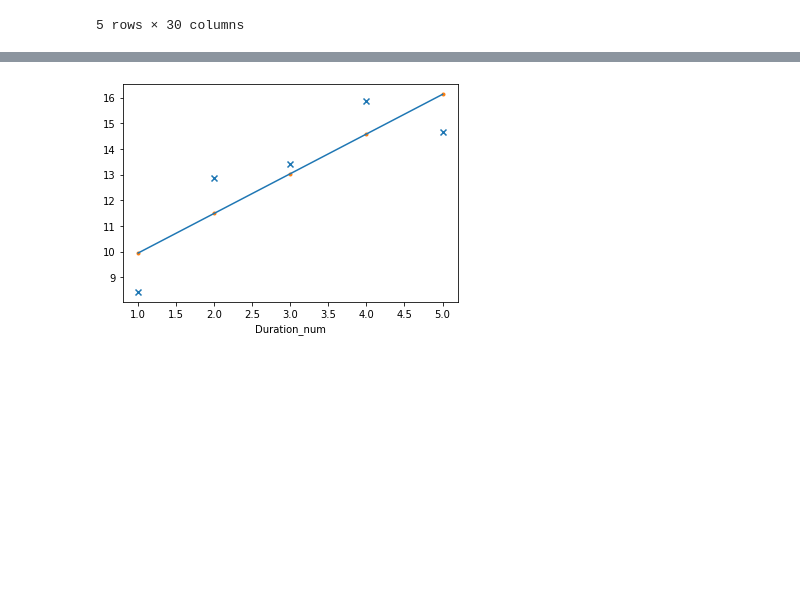
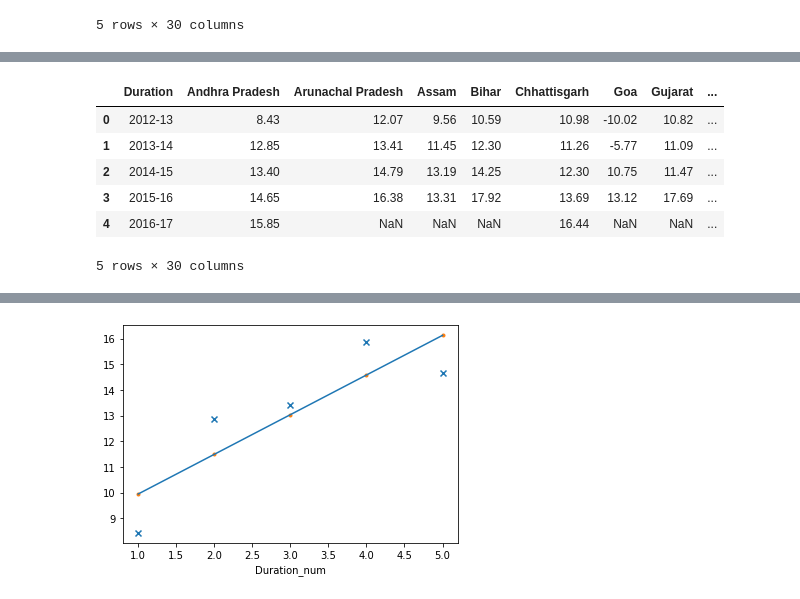
Before and after one commit to Yashvardhan777/DS-Labs, a Jupyter notebook: main.ipynb, the cells around one changed output, grey strips where cells are left out. Drawn from its saved outputs; the diff is of its cells as text; code cells hidden in the pictures; blank space fills up the shorter version.

```diff
--- a/main.ipynb
+++ b/main.ipynb
@@ -209,0 +307,10 @@ growth_df
+# %%
+growth_df.mode()
+# %% [output]
+|  | Duration | Andhra Pradesh | Arunachal Pradesh | Assam | Bihar | Chhattisgarh | Goa | Gujarat | ... |
+| 0 | 2012-13 | 8.43 | 12.07 | 9.56 | 10.59 | 10.98 | -10.02 | 10.82 | ... |
+| 1 | 2013-14 | 12.85 | 13.41 | 11.45 | 12.30 | 11.26 | -5.77 | 11.09 | ... |
+| 2 | 2014-15 | 13.40 | 14.79 | 13.19 | 14.25 | 12.30 | 10.75 | 11.47 | ... |
+| 3 | 2015-16 | 14.65 | 16.38 | 13.31 | 17.92 | 13.69 | 13.12 | 17.69 | ... |
+| 4 | 2016-17 | 15.85 | NaN | NaN | NaN | 16.44 | NaN | NaN | ... |
+5 rows × 30 columns
```
Also changed, not shown: parts of 14 cells of this notebook.
